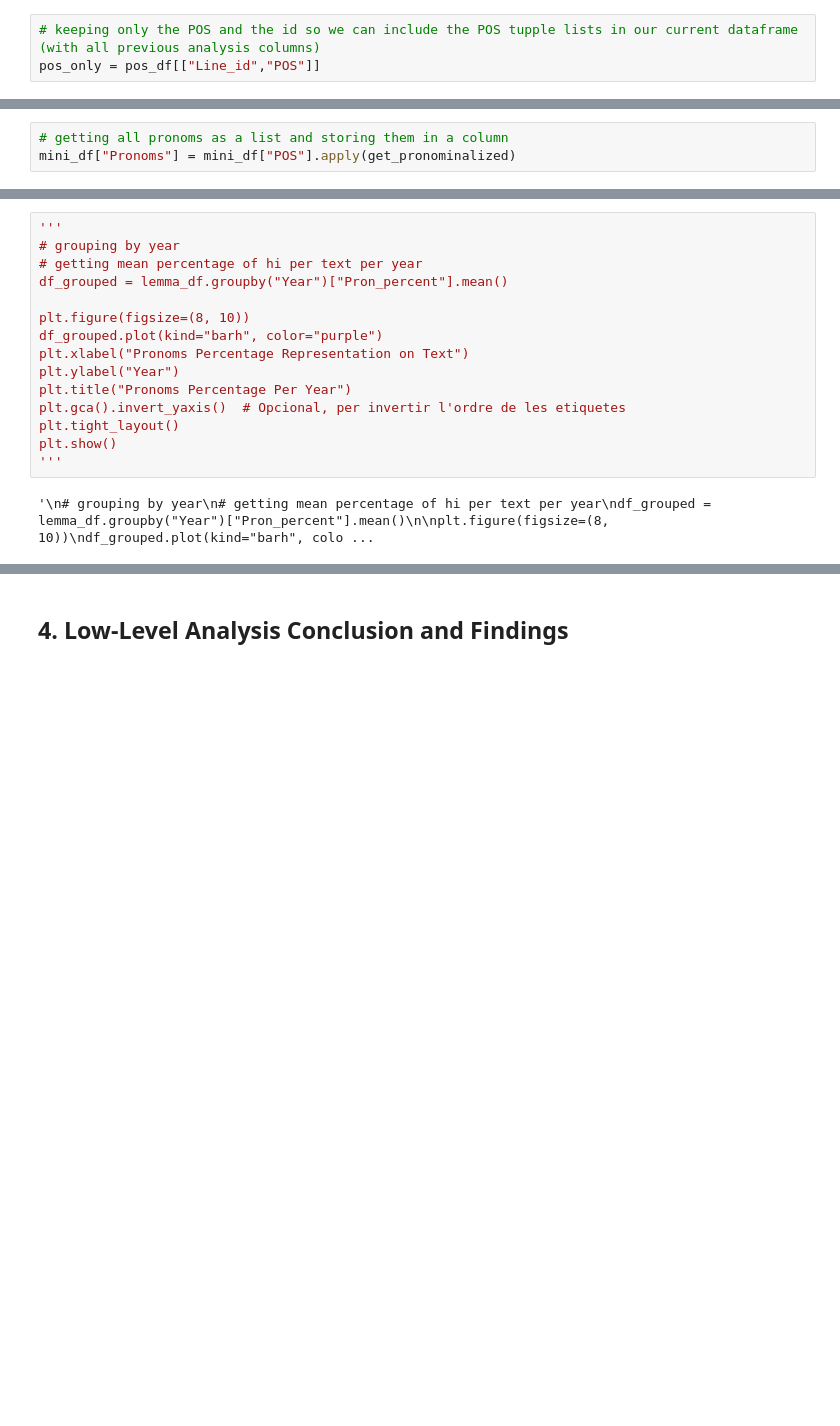
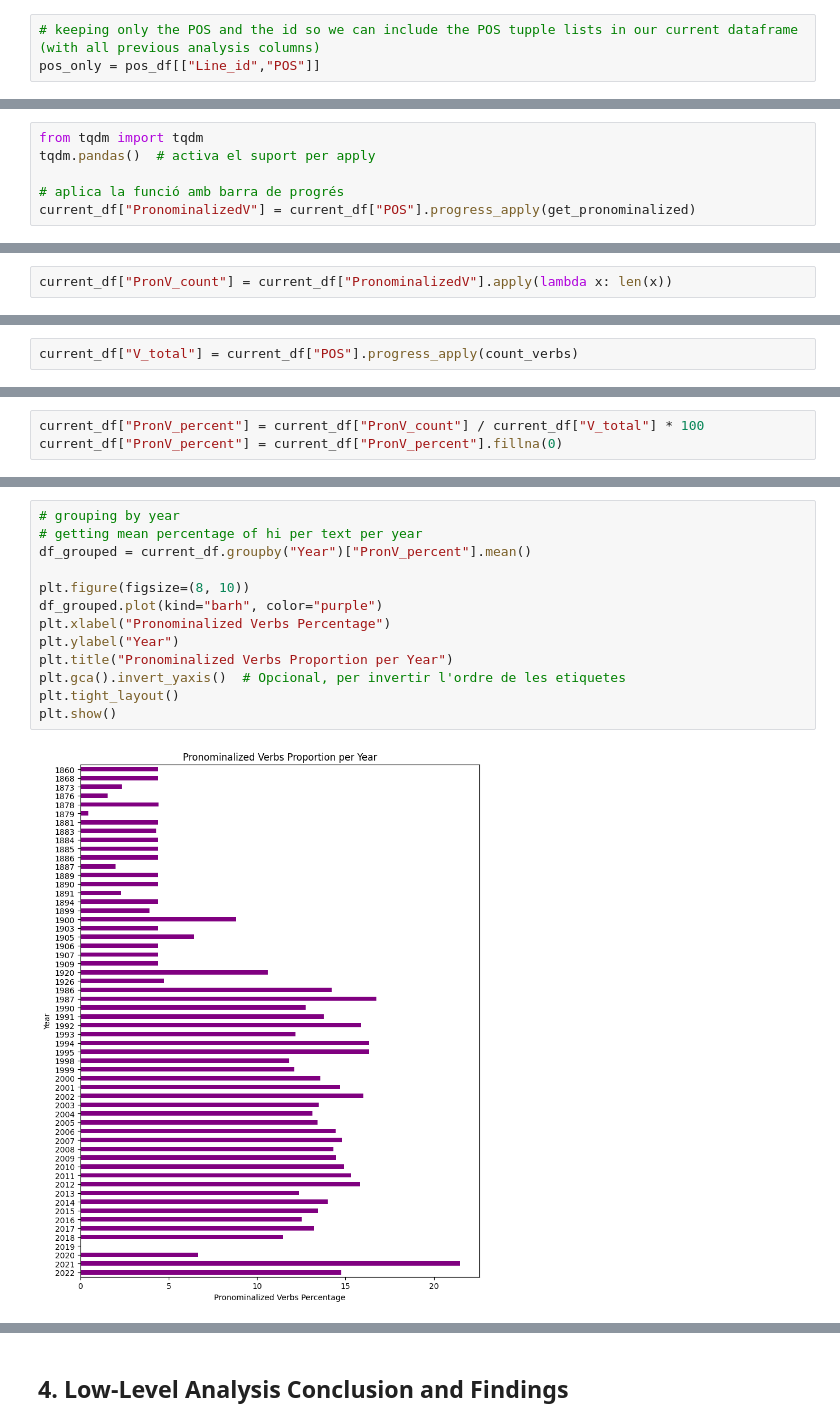
Before and after one commit to Data-Science-for-Linguists-2025/Linguistic-Markers-Catalan-Substitution, a Jupyter notebook: Analysis-1-LowLevel.ipynb, the cells around one changed output, grey strips where cells are left out. Saved outputs shown, nothing was run; the diff lists cells and outputs as text; blank space fills up the shorter version.

Commit message:
pronominalized verbs plotted+first stats

```diff
--- a/Analysis-1-LowLevel.ipynb
+++ b/Analysis-1-LowLevel.ipynb
@@ -840,3 +866,6 @@ mini_df = current_df.head(10)
 # %%
-# getting all pronoms as a list and storing them in a column
-mini_df["Pronoms"] = mini_df["POS"].apply(get_pronominalized)
+from tqdm import tqdm
+tqdm.pandas()  # activa el suport per apply
+
+# aplica la funció amb barra de progrés
+current_df["PronominalizedV"] = current_df["POS"].progress_apply(get_pronominalized)
@@ -875,0 +872,2 @@ See the caveats in the documentation: https://pandas.pydata.org/pandas-docs/stab
+# %%
+current_df["PronV_count"] = current_df["PronominalizedV"].apply(lambda x: len(x))
@@ -875,0 +881,2 @@ See the caveats in the documentation: https://pandas.pydata.org/pandas-docs/stab
+# %%
+current_df["V_total"] = current_df["POS"].progress_apply(count_verbs)
@@ -875,0 +907,3 @@ See the caveats in the documentation: https://pandas.pydata.org/pandas-docs/stab
+# %%
+current_df["PronV_percent"] = current_df["PronV_count"] / current_df["V_total"] * 100
+current_df["PronV_percent"] = current_df["PronV_percent"].fillna(0)
@@ -876,17 +917,15 @@ See the caveats in the documentation: https://pandas.pydata.org/pandas-docs/stab
 # %%
-'''
 # grouping by year
 # getting mean percentage of hi per text per year
-df_grouped = lemma_df.groupby("Year")["Pron_percent"].mean()
+df_grouped = current_df.groupby("Year")["PronV_percent"].mean()
 
 plt.figure(figsize=(8, 10))
 df_grouped.plot(kind="barh", color="purple")
-plt.xlabel("Pronoms Percentage Representation on Text")
+plt.xlabel("Pronominalized Verbs Percentage")
 plt.ylabel("Year")
-plt.title("Pronoms Percentage Per Year")
+plt.title("Pronominalized Verbs Proportion per Year")
 plt.gca().invert_yaxis()  # Opcional, per invertir l'ordre de les etiquetes
 plt.tight_layout()
 plt.show()
-'''
 # %% [output]
-'\n# grouping by year\n# getting mean percentage of hi per text per year\ndf_grouped = lemma_df.groupby("Year")["Pron_percent"].mean()\n\nplt.figure(figsize=(8, 10))\ndf_grouped.plot(kind="barh", colo ...
+[figure, added]
```
Also changed, not shown: parts of 25 cells of this notebook.
